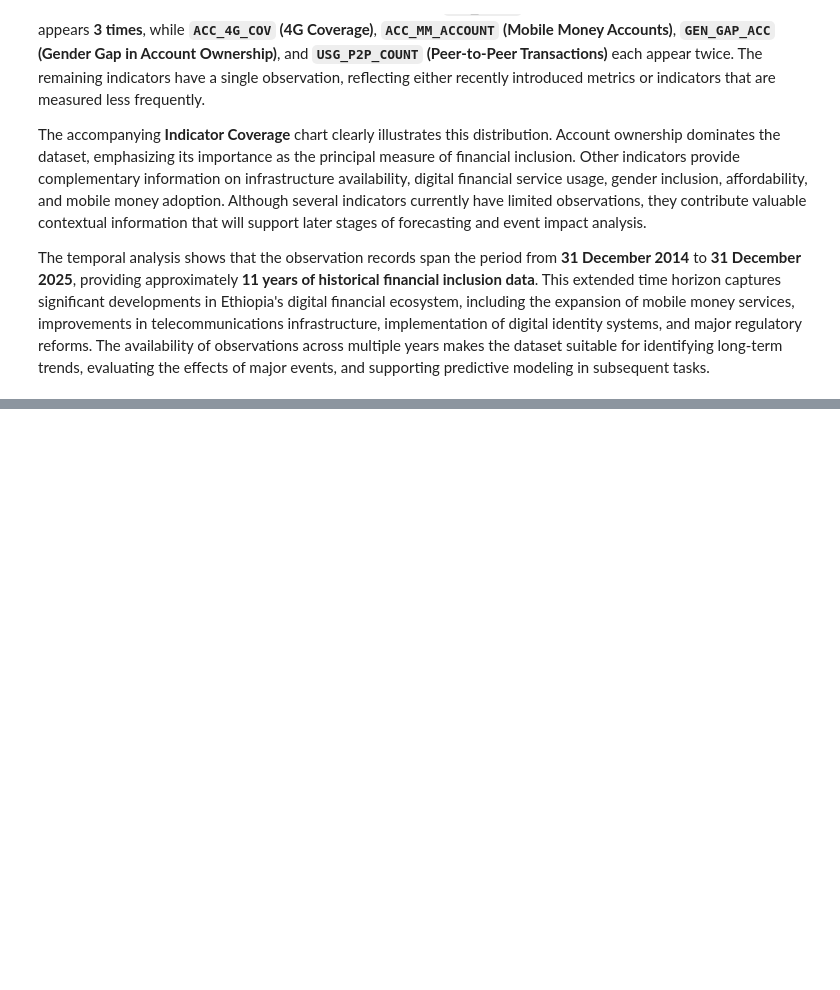
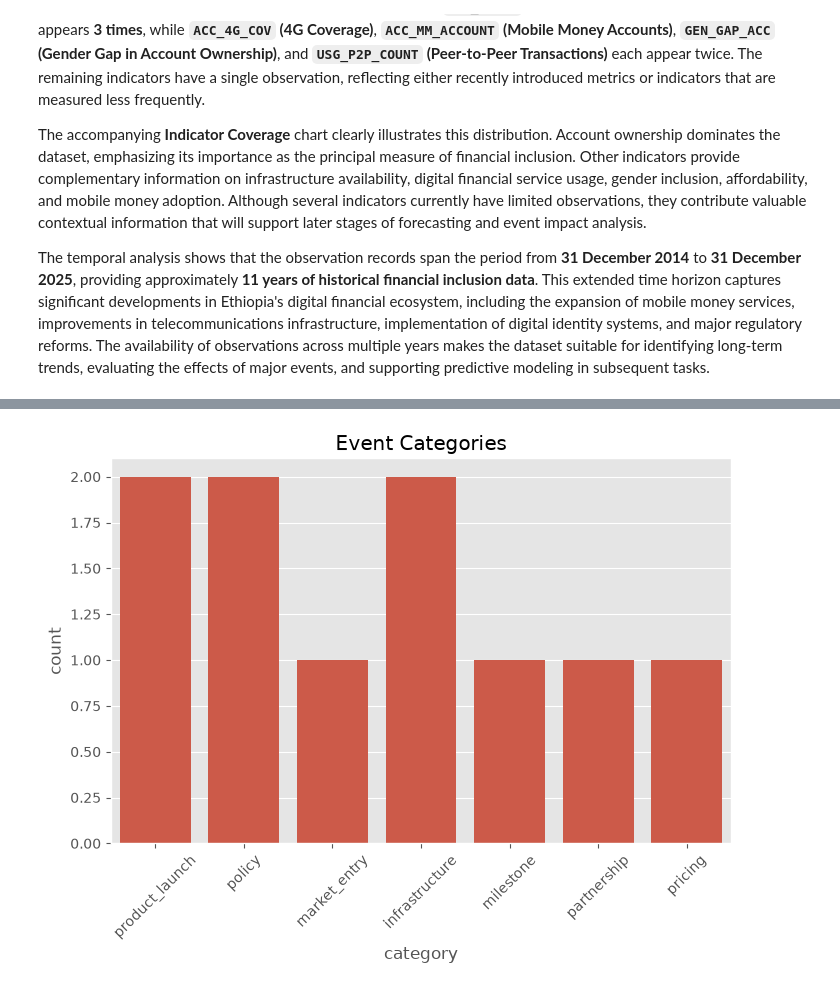
Before and after one commit to Lalisecf/ethiopia-fi-forecast-week11, a Jupyter notebook: notebooks/task1_data_exploration.ipynb, the cells around one changed output, grey strips where cells are left out. Saved outputs shown, nothing was run; the diff lists cells and outputs as text; code cells hidden in the pictures; blank space fills up the shorter version.

Commit message:
Analyze financial inclusion events

```diff
--- a/notebooks/task1_data_exploration.ipynb
+++ b/notebooks/task1_data_exploration.ipynb
@@ -360,0 +363,5 @@ The temporal analysis shows that the observation records span the period from **
+# %%
+#Filter
+events = df[
+    df["record_type"] == "event"
+].copy()
@@ -360,0 +381,18 @@ The temporal analysis shows that the observation records span the period from **
+# %%
+#Dates
+events["observation_date"] = pd.to_datetime(
+    events["observation_date"]
+)
+
+events = events.sort_values(
+    "observation_date"
+)
+
+events[
+    [
+        "record_id",
+        "category",
+        "observation_date",
+        "notes"
+    ]
+]
@@ -360,0 +411,16 @@ The temporal analysis shows that the observation records span the period from **
+# %%
+#Visualization
+plt.figure(figsize=(8,5))
+
+sns.countplot(
+    data=events,
+    x="category"
+)
+
+plt.xticks(rotation=45)
+
+plt.title("Event Categories")
+
+plt.show()
+# %% [output]
+[figure, added]
```
Also changed, not shown: parts of 4 cells of this notebook.
